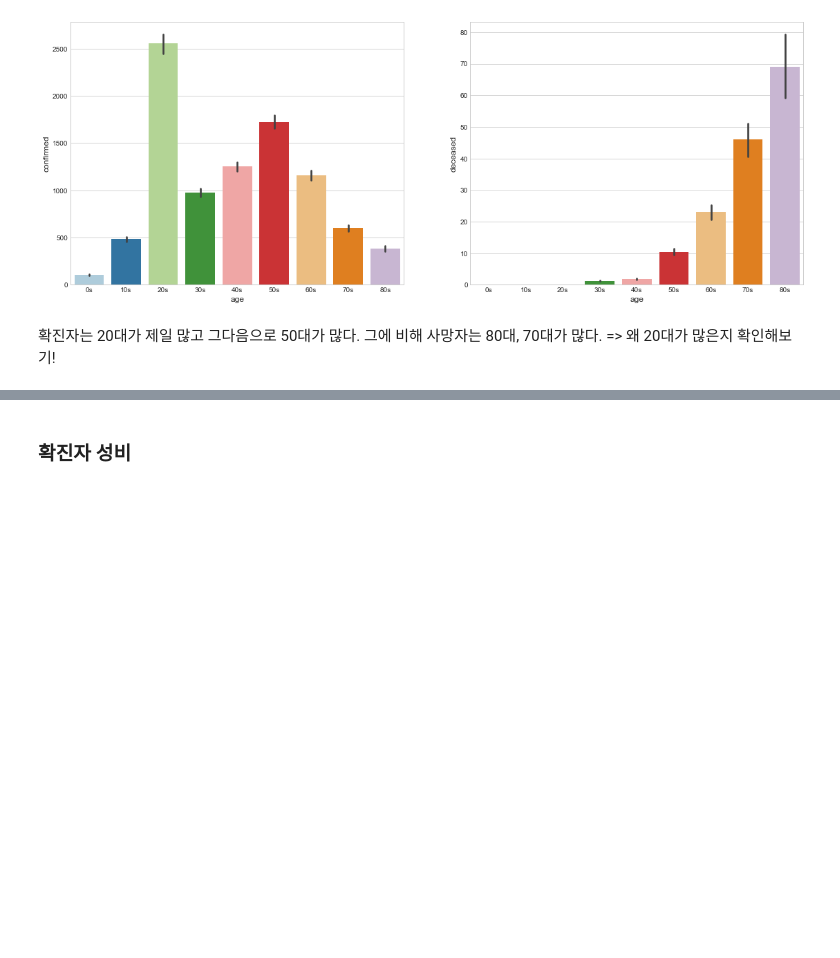
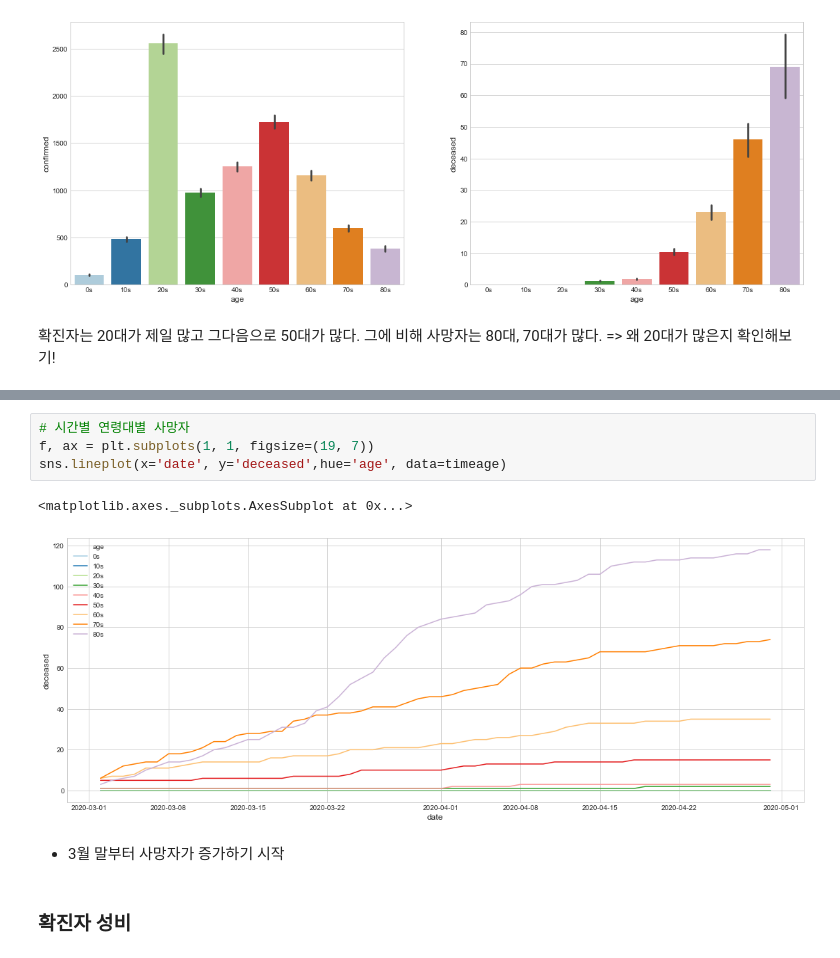
Before and after one commit to sjeena0722/AIFFEL, a Jupyter notebook: 두시데이터/두시데이터_코로나EDA.ipynb, the cells around one changed output, grey strips where cells are left out. Cells and saved outputs as stored; diff of their text form; blank space fills up the shorter version.

```diff
--- a/두시데이터/두시데이터_코로나EDA.ipynb
+++ b/두시데이터/두시데이터_코로나EDA.ipynb
@@ -666,3 +676,12 @@ sns.barplot(x='age', y='deceased', data=timeage,ax=ax[1])
+# %%
+# 시간별 연령대별 사망자
+f, ax = plt.subplots(1, 1, figsize=(19, 7))
+sns.lineplot(x='date', y='deceased',hue='age', data=timeage)
+# %% [output]
+<matplotlib.axes._subplots.AxesSubplot at 0x...>
+[figure, added]
+# %% [markdown]
+* 3월 말부터 사망자가 증가하기 시작
 # %% [markdown]
 ### 확진자 성비
 # %%
```
Also changed, not shown: parts of 2 cells of this notebook.
